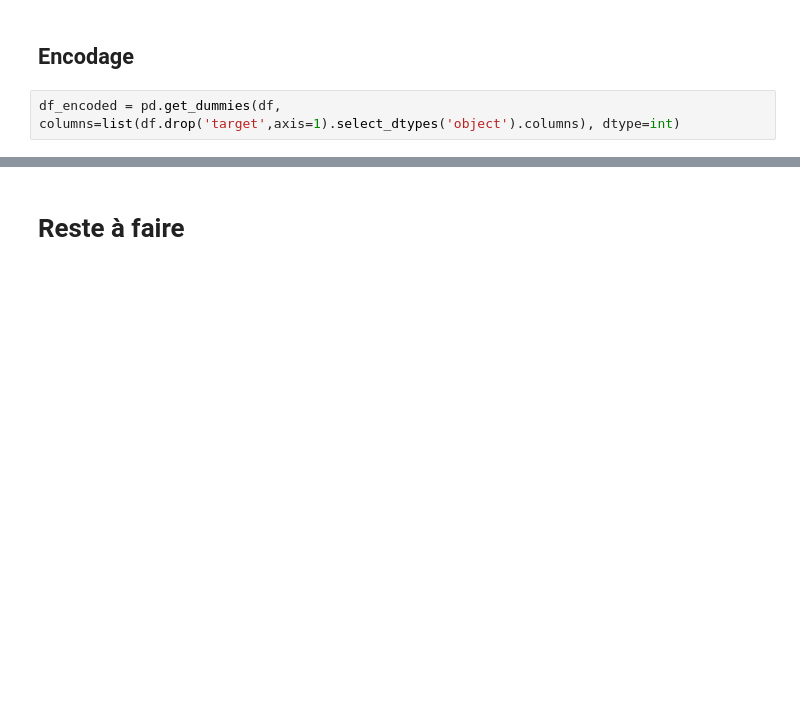
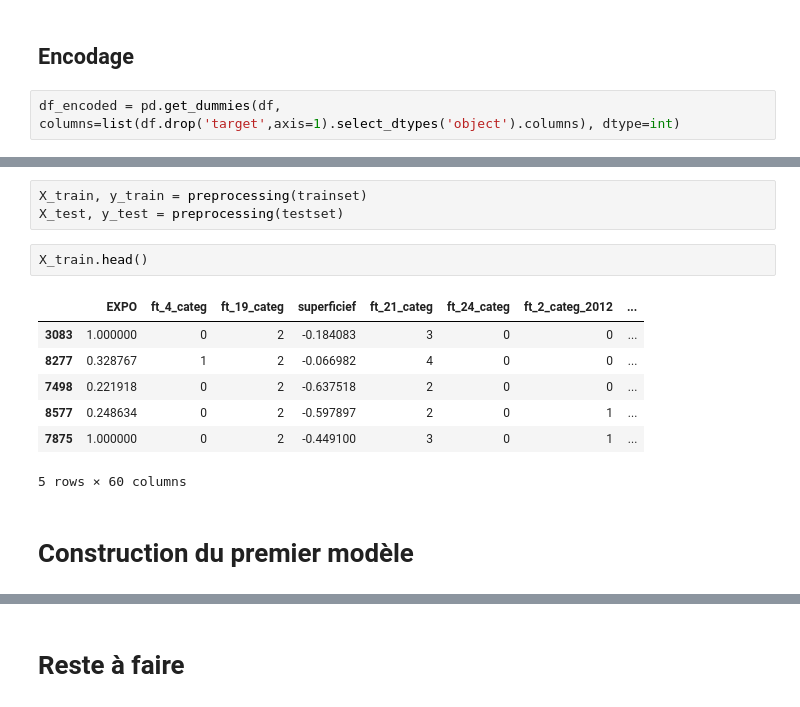
Before and after one commit to arthurmadecprevost/projet-ingenierie-des-donnees, a Jupyter notebook: projet.ipynb, the cells around one changed output, grey strips where cells are left out. Saved outputs shown, nothing was run; the diff lists cells and outputs as text; blank space fills up the shorter version.

```diff
--- a/projet.ipynb
+++ b/projet.ipynb
@@ -505,0 +581,15 @@ memory usage: 12.8+ MB
+# %%
+X_train, y_train = preprocessing(trainset)
+X_test, y_test = preprocessing(testset)
+# %%
+X_train.head()
+# %% [output]
+|  | EXPO | ft_4_categ | ft_19_categ | superficief | ft_21_categ | ft_24_categ | ft_2_categ_2012 | ... |
+| 3083 | 1.000000 | 0 | 2 | -0.184083 | 3 | 0 | 0 | ... |
+| 8277 | 0.328767 | 1 | 2 | -0.066982 | 4 | 0 | 0 | ... |
+| 7498 | 0.221918 | 0 | 2 | -0.637518 | 2 | 0 | 0 | ... |
+| 8577 | 0.248634 | 0 | 2 | -0.597897 | 2 | 0 | 1 | ... |
+| 7875 | 1.000000 | 0 | 2 | -0.449100 | 3 | 0 | 1 | ... |
+5 rows × 60 columns
+# %% [markdown]
+# Construction du premier modèle
```
Also changed, not shown: parts of 20 cells of this notebook.
